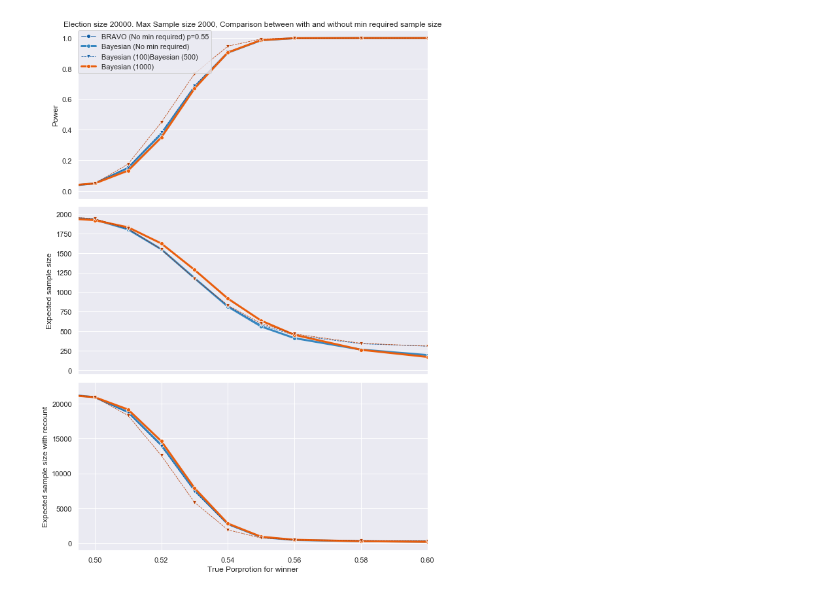
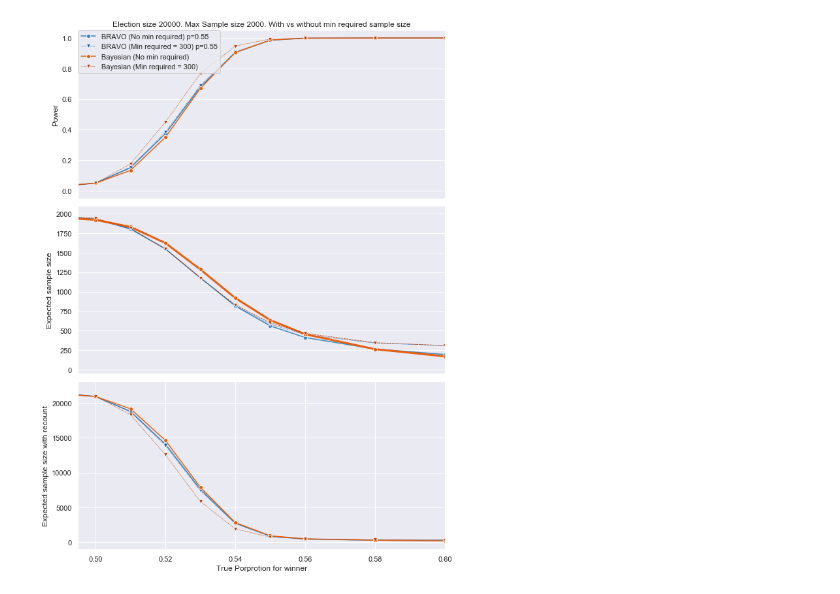
Before and after one commit to Dovermore/AuditAnalysis, a Jupyter notebook: jupyter/analysing/min_stop_size.ipynb, the cells around one changed output. Cells and saved outputs as stored; diff of their text form; code cells hidden in the pictures.

```diff
--- a/jupyter/analysing/min_stop_size.ipynb
+++ b/jupyter/analysing/min_stop_size.ipynb
@@ -283,7 +283,8 @@ election = Election(20000, 2000, 0.5, 1, False)
 fig = plt.figure(figsize=[9, 12])
 
 ax = fig.add_subplot(311)
-ax.set_title("Election size 20000. Max Sample size 2000, Comparison between with and without min required sample size")
+_ax = ax
+ax.set_title("Election size 20000. Max Sample size 2000. With vs without min required sample size")
 
 data_type = "power.csv"
 data_path1 = calibrated_table_dir/str(election)/data_type
@@ -308,6 +309,7 @@ sns.lineplot(
     data=data_long,
     markers=filled_markers,
     dashes=dash_styles,
+    sizes=(0.5, 1.5),
     palette=sns.color_palette("Blues", 5)[-2:],
     legend=False,
     ax=ax)
@@ -331,13 +333,13 @@ sns.lineplot(
     data=data_long,
     markers=filled_markers,
     dashes=dash_styles,
+    sizes=(0.5, 1.5),
     palette=sns.color_palette("Oranges", 5)[-2:],
     legend=False,
     ax=ax)
 ax.set_ylabel("Power")
 ax.set_xlim([0.495, 0.6])
 ax.xaxis.set_visible(False)
-plt.legend(['BRAVO (No min required) p=0.55', 'BRAVO (Min required = 300) p=0.55', 'Bayesian (No min required)', 'Bayesian (Min required = 300)'], bbox_to_anchor=(0,1), loc=2, borderaxespad=0.)
 
 
 # data
@@ -366,6 +368,7 @@ sns.lineplot(
     data=data_long,
     markers=filled_markers,
     dashes=dash_styles,
+    sizes=(0.5, 1.5),
     palette=sns.color_palette("Blues", 5)[-2:],
     legend=False,
     ax=ax)
@@ -389,6 +392,7 @@ sns.lineplot(
     data=data_long,
     markers=filled_markers,
     dashes=dash_styles,
+    sizes=(0.5, 1.5),
     palette=sns.color_palette("Oranges", 5)[-2:],
     legend=False,
     ax=ax)
@@ -423,6 +427,7 @@ sns.lineplot(
     data=data_long,
     markers=filled_markers,
     dashes=dash_styles,
+    sizes=(0.5, 1.5),
     palette=sns.color_palette("Blues", 5)[-2:],
     legend=False,
     ax=ax)
@@ -430,32 +435,34 @@ sns.lineplot(
 data_path1 = calibrated_table_dir/str(election)/data_type
 data_long1 = prep_long_df(read_csv(data_path1))
 data_long1['minstop'] = False
 data_path2 = minstop_table_dir/str(election)/data_type
 data_long2 = prep_long_df(read_csv(data_path2))
 data_long2['minstop'] = True
 
 data_long = pd.concat([data_long1.query('basename_with_type == "Bayesian (BetaBinomial)"'),
              data_long2.query('basename_with_type == "Bayesian (BetaBinomial)"')])
 
 sns.lineplot(
     x = 'p',
     y = 'expected_sample',
     hue = 'minstop',
     style= 'minstop',
     size= 'parameter',
     data=data_long,
     markers=filled_markers,
     dashes=dash_styles,
+    sizes=(0.5, 1.5),
     palette=sns.color_palette("Oranges", 5)[-2:],
     legend=False,
     ax=ax)
 ax.set_ylabel("Expected sample size with recount")
 ax.set_xlabel("True Porprotion for winner")
 ax.set_xlim([0.495, 0.6])
 
 plt.subplots_adjust(hspace=0.05)
 plt.tight_layout()
+_ax.legend(['BRAVO (No min required) p=0.55', 'BRAVO (Min required = 300) p=0.55', 'Bayesian (No min required)', 'Bayesian (Min required = 300)'], bbox_to_anchor=(0,1), loc=2, borderaxespad=0.)
 plt.savefig('../../figures/minstop_cmp_20000.png')
 # %% [output]
-[figure, old version]
+[figure, new version]
 # %%
```
Also changed, not shown: parts of 1 cell of this notebook, 5 other files.
